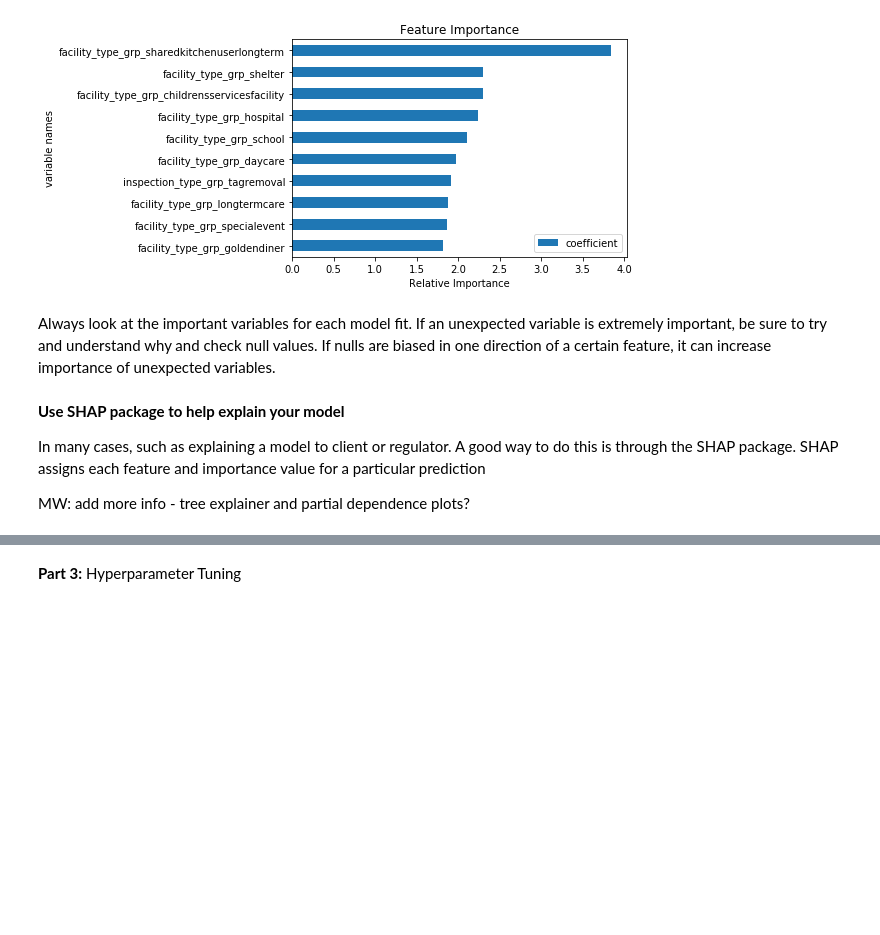
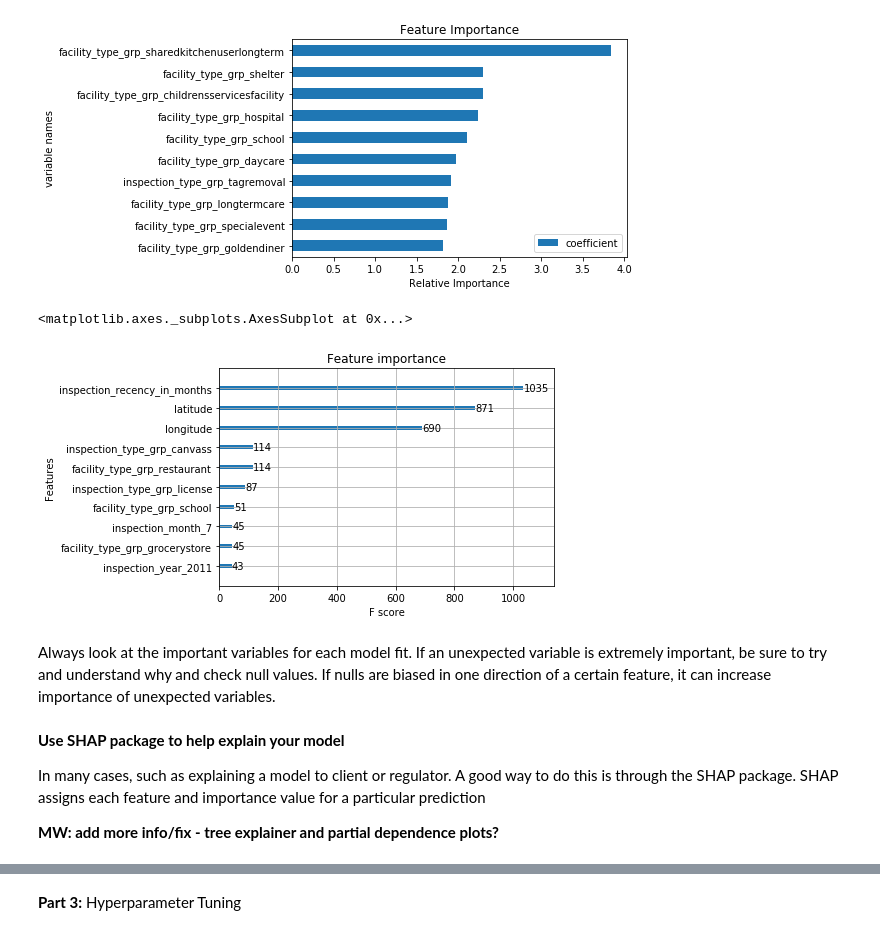
Before and after one commit to lowenteresa/wids-brownbag-model-selection-and-eval-101, a Jupyter notebook: wids-model-selection-eval-brownbag-101.ipynb, the cells around one changed output, grey strips where cells are left out. Drawn from its saved outputs; the diff is of its cells as text; code cells hidden in the pictures; blank space fills up the shorter version.

```diff
--- a/wids-model-selection-eval-brownbag-101.ipynb
+++ b/wids-model-selection-eval-brownbag-101.ipynb
@@ -525,3 +503,11 @@ plt.show()
+# %%
+n = 10
+plot_df = pd.DataFrame()
+
+xgb.plot_importance(gbm, max_num_features = n)
+# %% [output]
+<matplotlib.axes._subplots.AxesSubplot at 0x...>
+[figure, added]
 # %% [markdown]
 Always look at the important variables for each model fit. If an unexpected variable is extremely important, be sure to try and understand why and check null values. If nulls are biased in one direction of a certain feature, it can increase importance of unexpected variables.
 # %% [markdown]
@@ -530,7 +516,7 @@ Always look at the important variables for each model fit. If an unexpected vari
 In many cases, such as explaining a model to client or regulator. A good way to do this is through the SHAP package. SHAP assigns each feature and importance value for a particular prediction
 
 
-MW: add more info - tree explainer and partial dependence plots?
+**MW: add more info/fix - tree explainer and partial dependence plots?**
 # %%
 ## refit smaller model with 10 most important gbm features and do shap values
 
```
Also changed, not shown: parts of 13 cells of this notebook.
